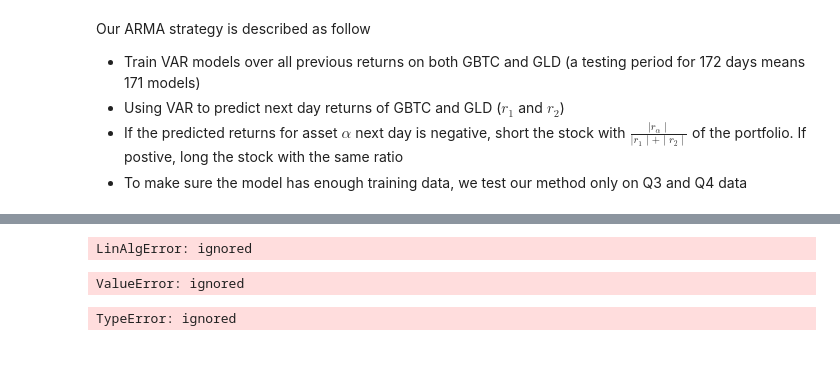
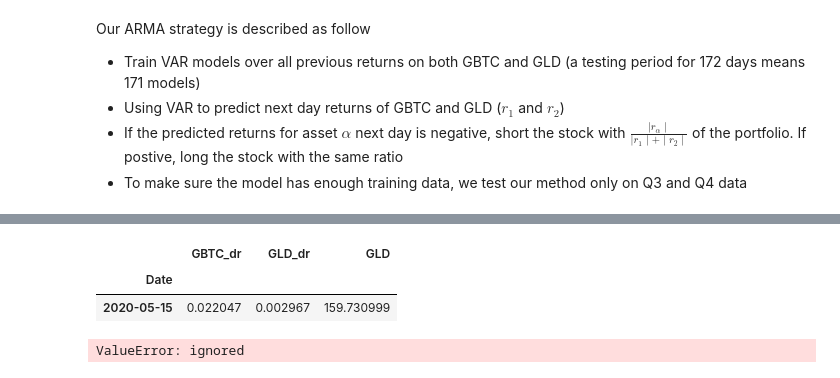
Before and after one commit to ngohienduong/WQU-Econ, a Jupyter notebook: W5.ipynb, the cells around one changed output, grey strips where cells are left out. Cells and saved outputs as stored; diff of their text form; code cells hidden in the pictures.

```diff
--- a/W5.ipynb
+++ b/W5.ipynb
@@ -788,10 +808,13 @@ Successfully installed epymetheus-0.17.1 pandas-datareader-0.10.0
 # %%
+import pyflux as pf
 def VAR_fit_predict(fit_period):
-  modelQ3 = VAR(fit_period)
-  modelQ3_VAR = modelQ3.fit(maxlags=15, ic='aic')
-  lag_order = modelQ3_VAR.k_ar
-  return modelQ3_VAR.forecast(fit_period.values[-lag_order:], steps = 1)
+
+    model = pf.VAR(data=fit_period, lags = 0)
+    x = model.fit()
+    return model.predict(1)
 VAR_fit_predict(data[['GBTC_dr', 'GLD_dr', 'GLD']].iloc[0:30])
 # %% [output]
-LinAlgError: ignored
+|  | GBTC_dr | GLD_dr | GLD |
+| Date |  |  |  |
+| 2020-05-15 | 0.022047 | 0.002967 | 159.730999 |
 # %%
@@ -799,8 +822,2 @@ data_q3_q4['GBTC_pp_v'] = [VAR_fit_predict(data[['GBTC_dr', 'GLD_dr', 'GLD']].il
 # %% [output]
 ValueError: ignored
-# %%
-modelQ3 = VAR(data_q3[['GBTC_dr', 'GLD_dr']])
-modelQ3_VAR = modelQ3.fit()
-modelQ3_VAR.forecast(np.random(2), steps = 1)
-# %% [output]
-TypeError: ignored
```
Also changed, not shown: parts of 7 cells of this notebook.
